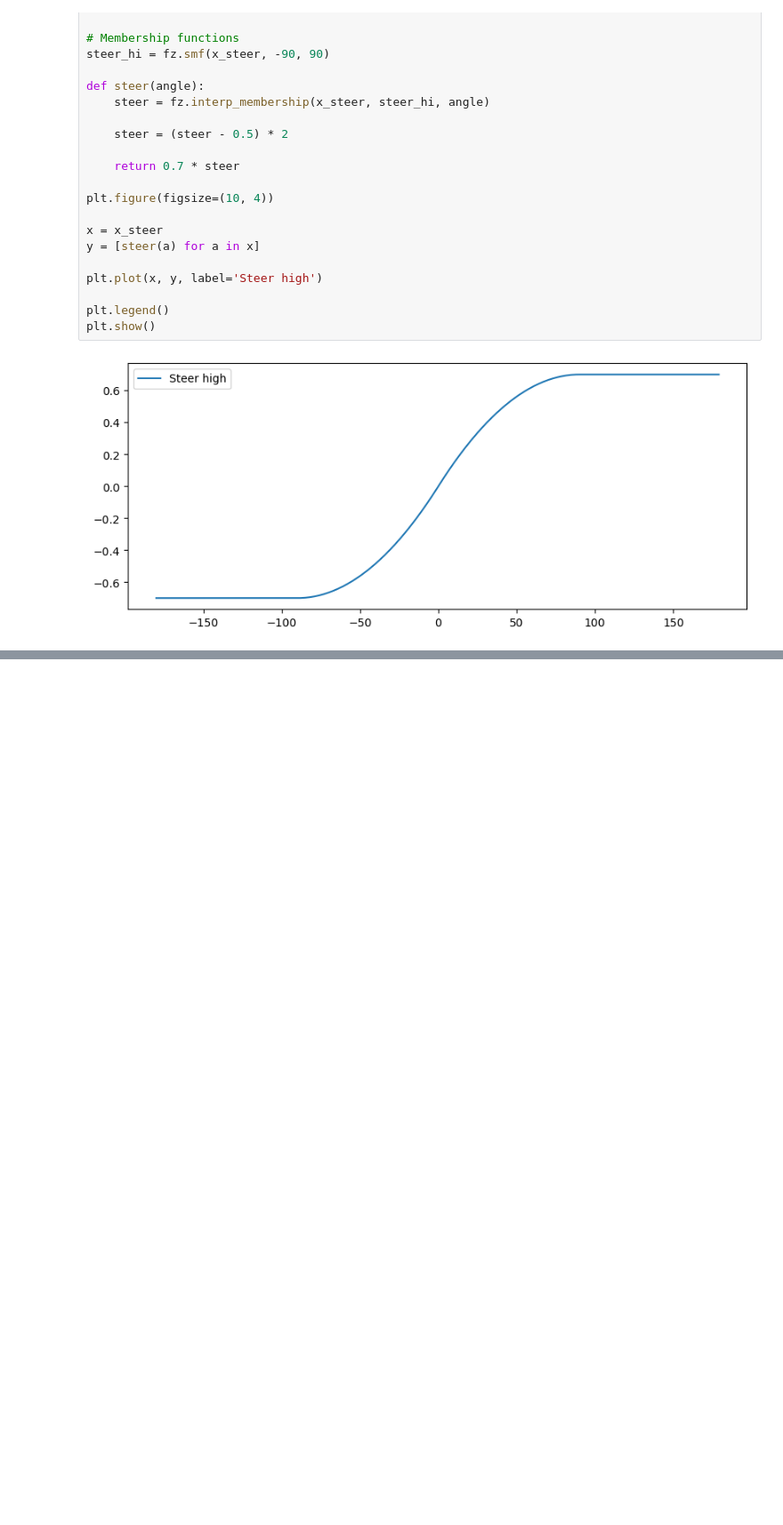
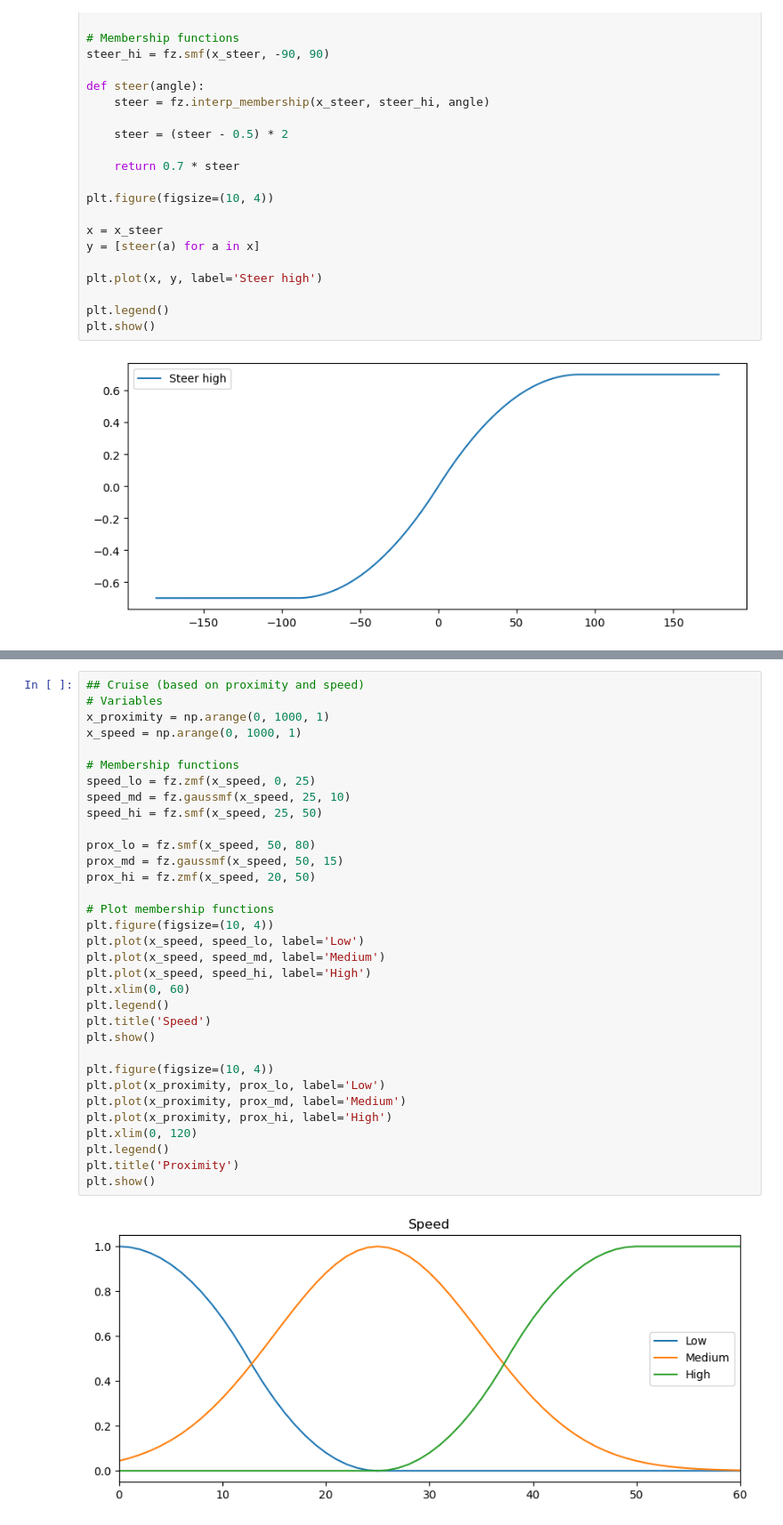
Before and after one commit to floriandejonckheere/abo-autonomic-systems-carla, a Jupyter notebook: fuzzy.ipynb, the cells around one changed output, grey strips where cells are left out. Shown at 89% size. Cells and saved outputs as stored; diff of their text form; blank space fills up the shorter version.

```diff
--- a/fuzzy.ipynb
+++ b/fuzzy.ipynb
@@ -154,0 +80,35 @@ IndexError: too many indices for array
+# %%
+## Cruise (based on proximity and speed)
+# Variables
+x_proximity = np.arange(0, 1000, 1)
+x_speed = np.arange(0, 1000, 1)
+
+# Membership functions
+speed_lo = fz.zmf(x_speed, 0, 25)
+speed_md = fz.gaussmf(x_speed, 25, 10)
+speed_hi = fz.smf(x_speed, 25, 50)
+
+prox_lo = fz.smf(x_speed, 50, 80)
+prox_md = fz.gaussmf(x_speed, 50, 15)
+prox_hi = fz.zmf(x_speed, 20, 50)
+
+# Plot membership functions
+plt.figure(figsize=(10, 4))
+plt.plot(x_speed, speed_lo, label='Low')
+plt.plot(x_speed, speed_md, label='Medium')
+plt.plot(x_speed, speed_hi, label='High')
+plt.xlim(0, 60)
+plt.legend()
+plt.title('Speed')
+plt.show()
+
+plt.figure(figsize=(10, 4))
+plt.plot(x_proximity, prox_lo, label='Low')
+plt.plot(x_proximity, prox_md, label='Medium')
+plt.plot(x_proximity, prox_hi, label='High')
+plt.xlim(0, 120)
+plt.legend()
+plt.title('Proximity')
+plt.show()
+# %% [output]
+[figure, added]
```
Also changed, not shown: parts of 3 cells of this notebook.
